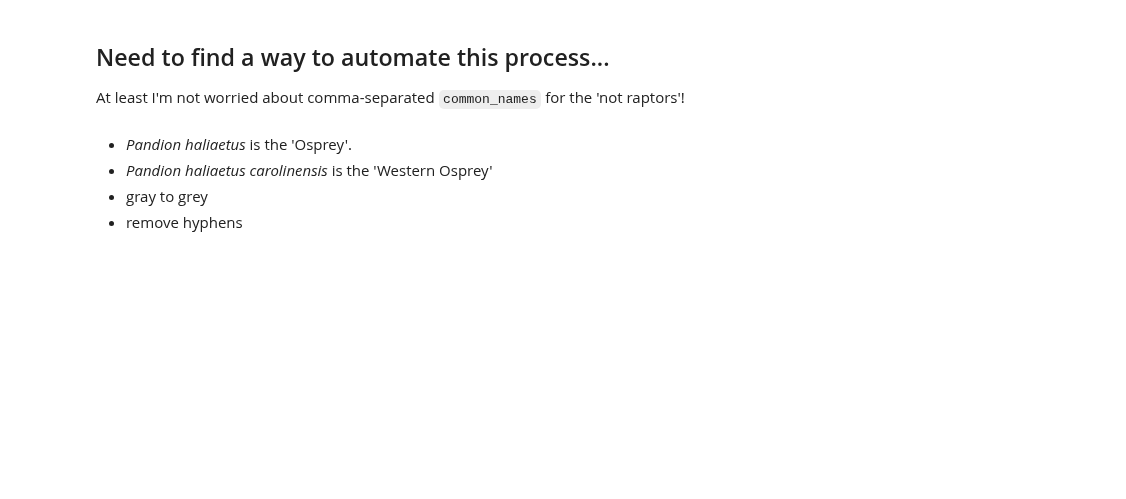
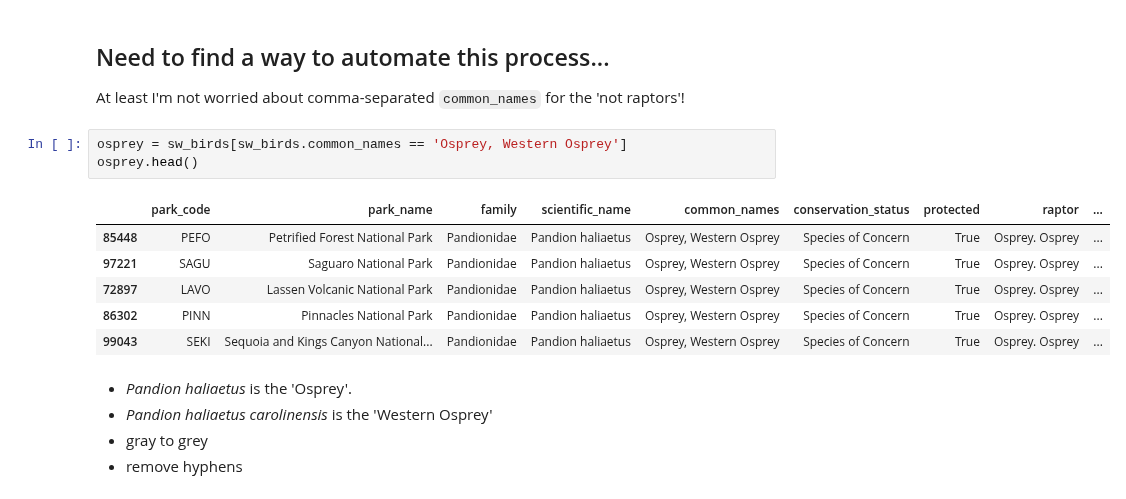
Before and after one commit to pineapple-bois/Biodiversity-In-National-Parks-Real-World, a Jupyter notebook: wrangling.ipynb, the cells around one changed output. Saved outputs shown, nothing was run; the diff lists cells and outputs as text; blank space fills up the shorter version.

```diff
--- a/wrangling.ipynb
+++ b/wrangling.ipynb
@@ -906,6 +908,16 @@ Comma separated names:
 ## Need to find a way to automate this process...
 
 At least I'm not worried about comma-separated `common_names` for the 'not raptors'!
+# %%
+osprey = sw_birds[sw_birds.common_names == 'Osprey, Western Osprey']
+osprey.head()
+# %% [output]
+|  | park_code | park_name | family | scientific_name | common_names | conservation_status | protected | raptor | ... |
+| 85448 | PEFO | Petrified Forest National Park | Pandionidae | Pandion haliaetus | Osprey, Western Osprey | Species of Concern | True | Osprey. Osprey | ... |
+| 97221 | SAGU | Saguaro National Park | Pandionidae | Pandion haliaetus | Osprey, Western Osprey | Species of Concern | True | Osprey. Osprey | ... |
+| 72897 | LAVO | Lassen Volcanic National Park | Pandionidae | Pandion haliaetus | Osprey, Western Osprey | Species of Concern | True | Osprey. Osprey | ... |
+| 86302 | PINN | Pinnacles National Park | Pandionidae | Pandion haliaetus | Osprey, Western Osprey | Species of Concern | True | Osprey. Osprey | ... |
+| 99043 | SEKI | Sequoia and Kings Canyon National... | Pandionidae | Pandion haliaetus | Osprey, Western Osprey | Species of Concern | True | Osprey. Osprey | ... |
 # %% [markdown]
 - *Pandion haliaetus* is the 'Osprey'.
 - *Pandion haliaetus carolinensis* is the 'Western Osprey'
```
Also changed, not shown: parts of 14 cells of this notebook.
